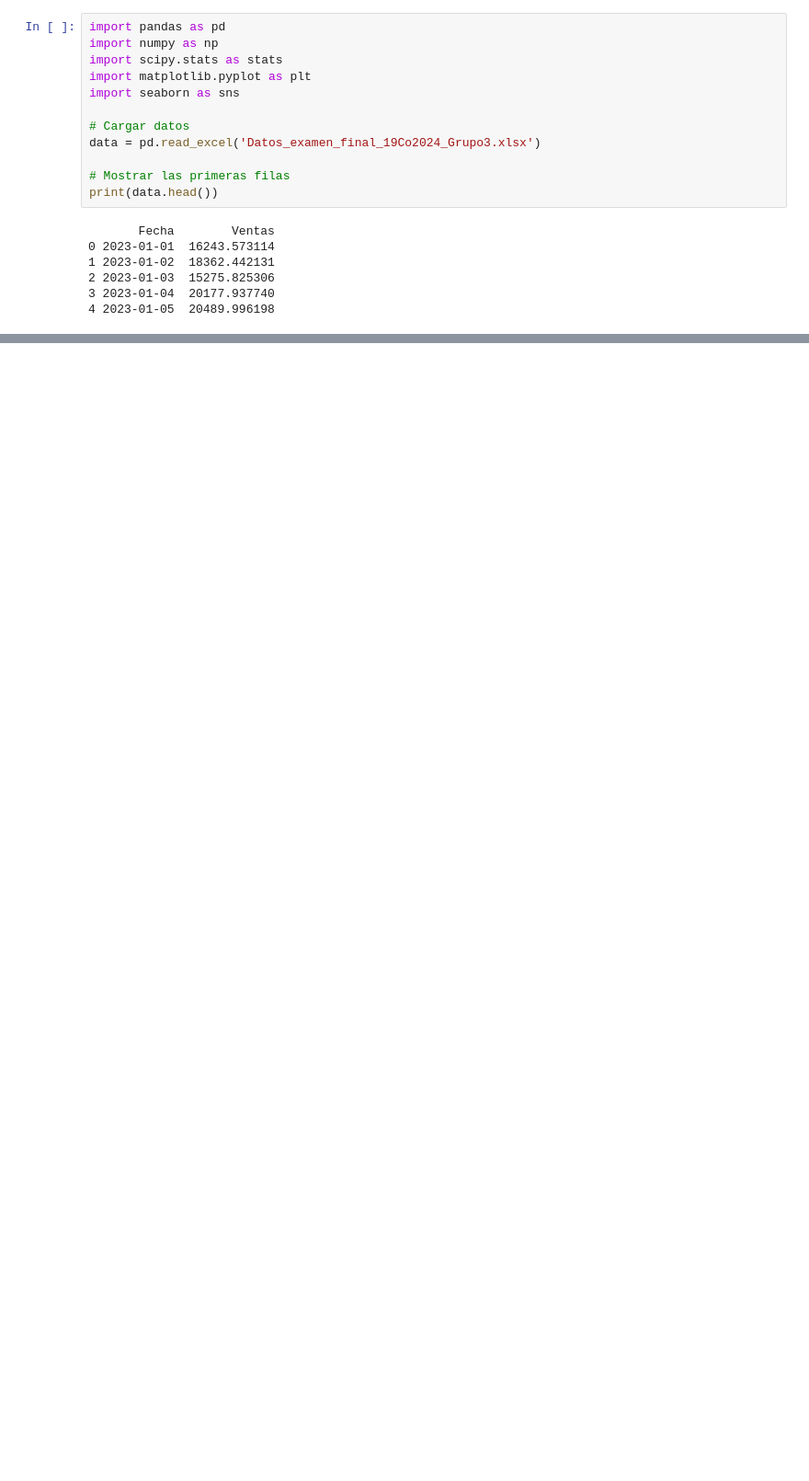
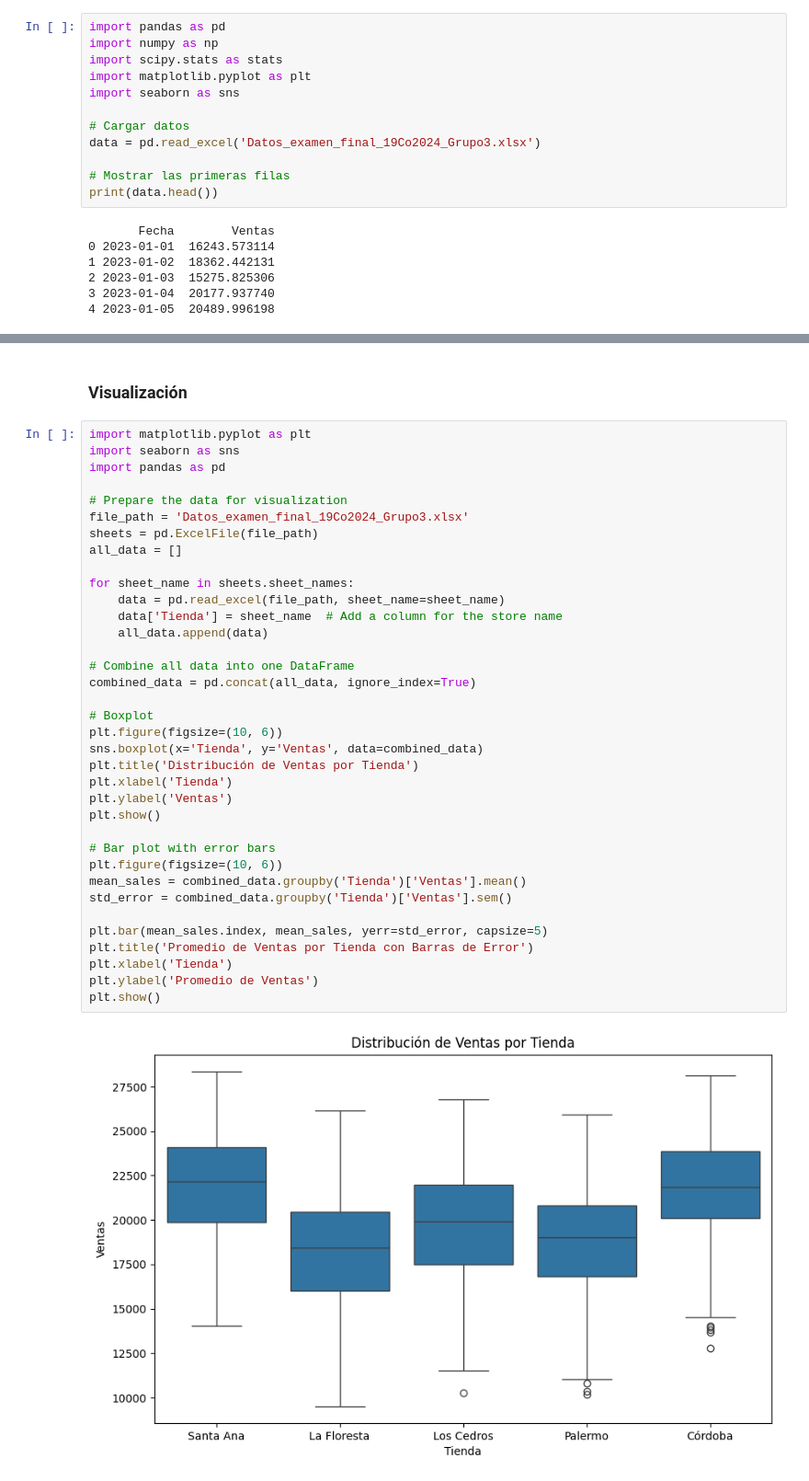
Before and after one commit to gramoscelli/PEIA_TP_Final, a Jupyter notebook: resolucion.ipynb, the cells around one changed output, grey strips where cells are left out. Shown at 92% size. Cells and saved outputs as stored; diff of their text form; blank space fills up the shorter version.

```diff
--- a/resolucion.ipynb
+++ b/resolucion.ipynb
@@ -126,0 +175,40 @@ print(f'ANOVA: Estadístico F={stat:.3f}, p-valor={p:.3f}')
+# %% [markdown]
+### Visualización
+# %%
+import matplotlib.pyplot as plt
+import seaborn as sns
+import pandas as pd
+
+# Prepare the data for visualization
+file_path = 'Datos_examen_final_19Co2024_Grupo3.xlsx'
+sheets = pd.ExcelFile(file_path)
+all_data = []
+
+for sheet_name in sheets.sheet_names:
+    data = pd.read_excel(file_path, sheet_name=sheet_name)
+    data['Tienda'] = sheet_name  # Add a column for the store name
+    all_data.append(data)
+
+# Combine all data into one DataFrame
+combined_data = pd.concat(all_data, ignore_index=True)
+
+# Boxplot
+plt.figure(figsize=(10, 6))
+sns.boxplot(x='Tienda', y='Ventas', data=combined_data)
+plt.title('Distribución de Ventas por Tienda')
+plt.xlabel('Tienda')
+plt.ylabel('Ventas')
+plt.show()
+
+# Bar plot with error bars
+plt.figure(figsize=(10, 6))
+mean_sales = combined_data.groupby('Tienda')['Ventas'].mean()
+std_error = combined_data.groupby('Tienda')['Ventas'].sem()
+
+plt.bar(mean_sales.index, mean_sales, yerr=std_error, capsize=5)
+plt.title('Promedio de Ventas por Tienda con Barras de Error')
+plt.xlabel('Tienda')
+plt.ylabel('Promedio de Ventas')
+plt.show()
+# %% [output]
+[figure, added]
```
Also changed, not shown: parts of 23 cells of this notebook.
